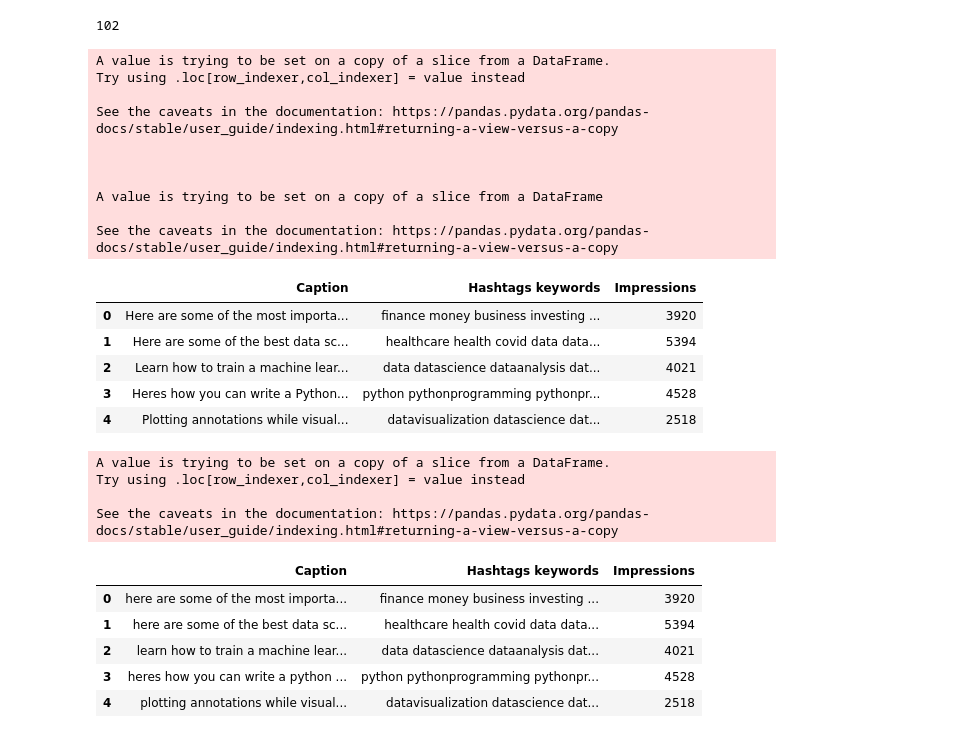
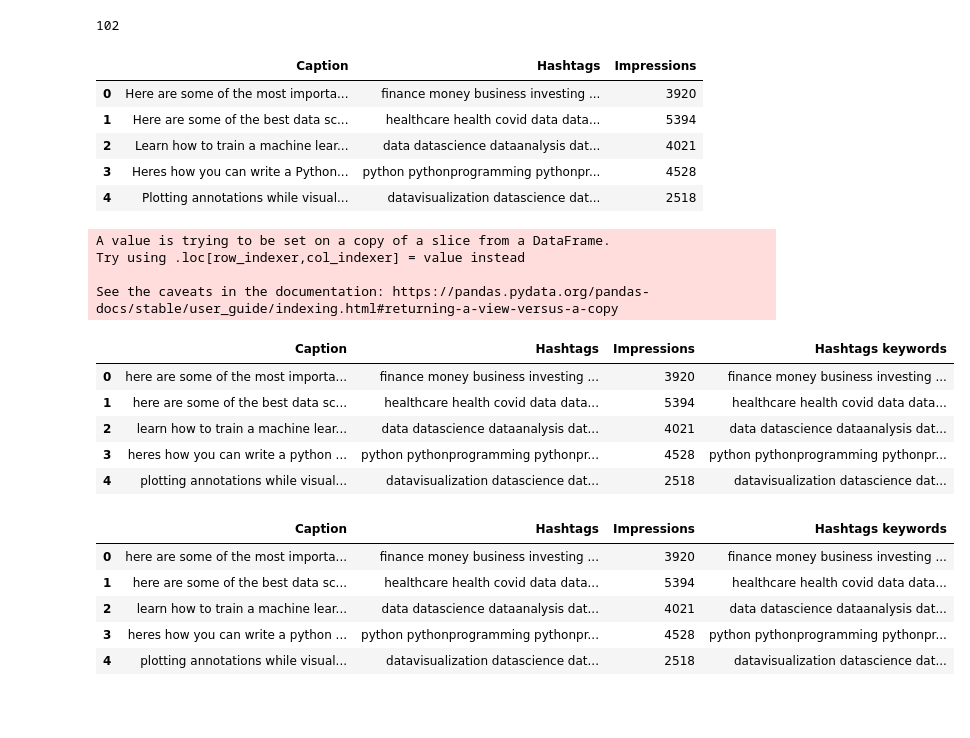
Before and after one commit to Thiraput01/Instragram-analyze, a Jupyter notebook: analyze.ipynb, the cells around one changed output. Saved outputs shown, nothing was run; the diff lists cells and outputs as text; code cells hidden in the pictures; blank space fills up the shorter version.

```diff
--- a/analyze.ipynb
+++ b/analyze.ipynb
@@ -124,21 +124,10 @@ len(df_for_nlp)
 # %% [output]
 102
 # %%
-df_for_nlp['Hashtags'] = df_for_nlp['Hashtags'].str.replace('#', ' ')
-df_for_nlp.rename(columns={'Hashtags': 'Hashtags keywords'}, inplace=True)
+df_for_nlp.loc[:, 'Hashtags'] = df_for_nlp['Hashtags'].str.replace('#', ' ')
 df_for_nlp.head()
 # %% [output]
-A value is trying to be set on a copy of a slice from a DataFrame.
-Try using .loc[row_indexer,col_indexer] = value instead
-
-See the caveats in the documentation: https://pandas.pydata.org/pandas-docs/stable/user_guide/indexing.html#returning-a-view-versus-a-copy
-
-
-
-A value is trying to be set on a copy of a slice from a DataFrame
-
-See the caveats in the documentation: https://pandas.pydata.org/pandas-docs/stable/user_guide/indexing.html#returning-a-view-versus-a-copy
-|  | Caption | Hashtags keywords | Impressions |
+|  | Caption | Hashtags | Impressions |
 | 0 | Here are some of the most importa... | finance money business investing ... | 3920 |
 | 1 | Here are some of the best data sc... | healthcare health covid data data... | 5394 |
 | 2 | Learn how to train a machine lear... | data datascience dataanalysis dat... | 4021 |
@@ -146,17 +135,28 @@ See the caveats in the documentation: https://pandas.pydata.org/pandas-docs/stab
 | 4 | Plotting annotations while visual... | datavisualization datascience dat... | 2518 |
+# %%
+import re
+
+df_for_nlp.loc[:, 'Caption'] = df_for_nlp['Caption'].str.lower().apply(lambda x: re.sub(r'[^a-z\s]', '', x))
+df_for_nlp.loc[:, 'Hashtags keywords'] = df_for_nlp['Hashtags'].str.lower().apply(lambda x: re.sub(r'[^a-z\s]', '', x))
+df_for_nlp.head()
+# %% [output]
+A value is trying to be set on a copy of a slice from a DataFrame.
+Try using .loc[row_indexer,col_indexer] = value instead
+
+See the caveats in the documentation: https://pandas.pydata.org/pandas-docs/stable/user_guide/indexing.html#returning-a-view-versus-a-copy
+|  | Caption | Hashtags | Impressions | Hashtags keywords |
+| 0 | here are some of the most importa... | finance money business investing ... | 3920 | finance money business investing ... |
+| 1 | here are some of the best data sc... | healthcare health covid data data... | 5394 | healthcare health covid data data... |
+| 2 | learn how to train a machine lear... | data datascience dataanalysis dat... | 4021 | data datascience dataanalysis dat... |
+| 3 | heres how you can write a python ... | python pythonprogramming pythonpr... | 4528 | python pythonprogramming pythonpr... |
+| 4 | plotting annotations while visual... | datavisualization datascience dat... | 2518 | datavisualization datascience dat... |
 # %%
-import re
-
-df_for_nlp['Caption'] = df_for_nlp['Caption'].str.lower().apply(lambda x: re.sub(r'[^a-z\s]', '', x))
+df_for_nlp.loc[:, 'Hashtags keywords'] = df_for_nlp['Hashtags keywords'].str.lower().apply(lambda x: re.sub(r'[^a-z\s]', '', x))
 df_for_nlp.head()
 # %% [output]
-A value is trying to be set on a copy of a slice from a DataFrame.
-Try using .loc[row_indexer,col_indexer] = value instead
-
-See the caveats in the documentation: https://pandas.pydata.org/pandas-docs/stable/user_guide/indexing.html#returning-a-view-versus-a-copy
-|  | Caption | Hashtags keywords | Impressions |
-| 0 | here are some of the most importa... | finance money business investing ... | 3920 |
-| 1 | here are some of the best data sc... | healthcare health covid data data... | 5394 |
-| 2 | learn how to train a machine lear... | data datascience dataanalysis dat... | 4021 |
-| 3 | heres how you can write a python ... | python pythonprogramming pythonpr... | 4528 |
-| 4 | plotting annotations while visual... | datavisualization datascience dat... | 2518 |
+|  | Caption | Hashtags | Impressions | Hashtags keywords |
+| 0 | here are some of the most importa... | finance money business investing ... | 3920 | finance money business investing ... |
+| 1 | here are some of the best data sc... | healthcare health covid data data... | 5394 | healthcare health covid data data... |
+| 2 | learn how to train a machine lear... | data datascience dataanalysis dat... | 4021 | data datascience dataanalysis dat... |
+| 3 | heres how you can write a python ... | python pythonprogramming pythonpr... | 4528 | python pythonprogramming pythonpr... |
+| 4 | plotting annotations while visual... | datavisualization datascience dat... | 2518 | datavisualization datascience dat... |
```
Also changed, not shown: parts of 2 cells of this notebook, 1 other file.
